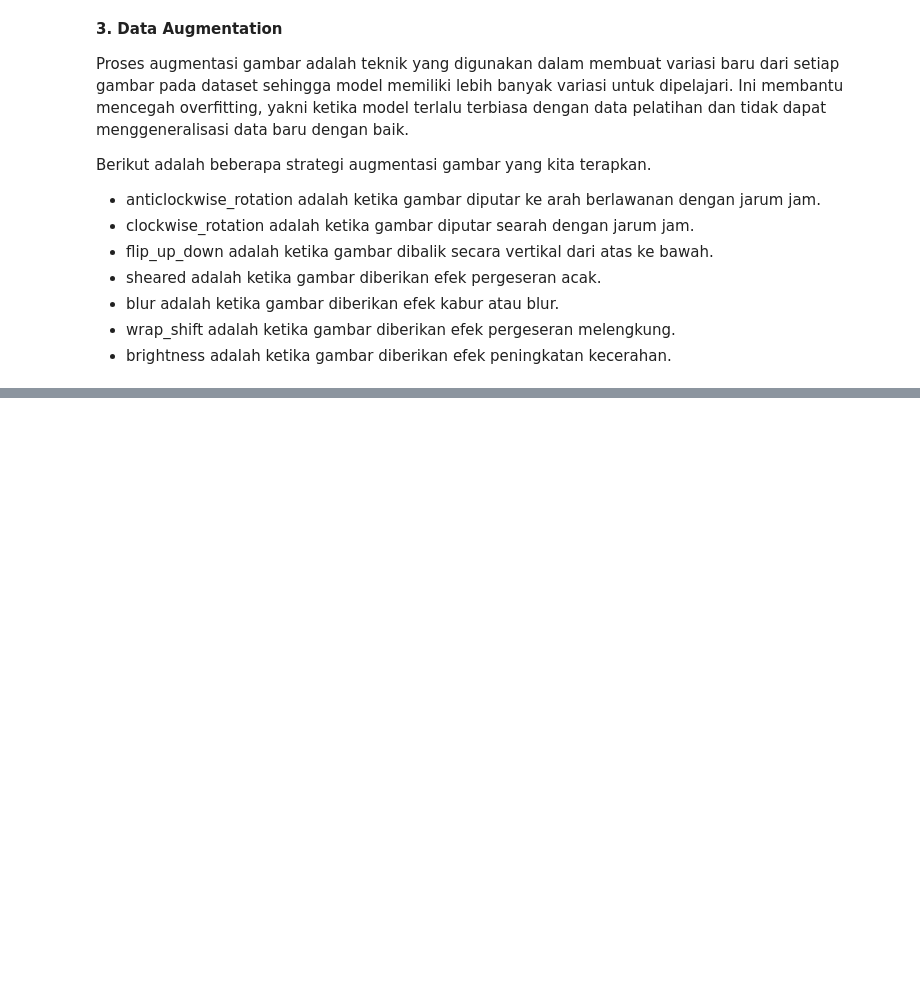
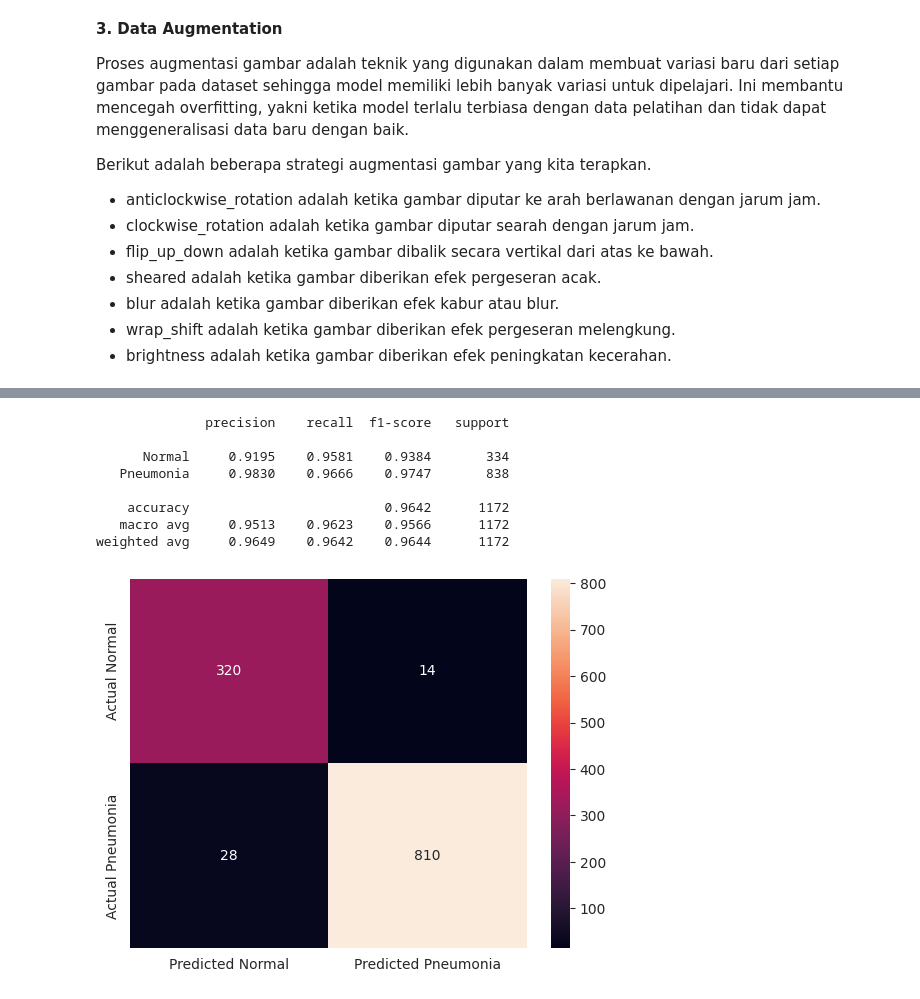
Before and after one commit to Faiq-danZ/Latihan-Klasifikasi-Gambar, a Jupyter notebook: Chest-Xray-Pneumonia-Classification.ipynb, the cells around one changed output, grey strips where cells are left out. Saved outputs shown, nothing was run; the diff lists cells and outputs as text; code cells hidden in the pictures; blank space fills up the shorter version.

```diff
--- a/Chest-Xray-Pneumonia-Classification.ipynb
+++ b/Chest-Xray-Pneumonia-Classification.ipynb
@@ -313,0 +427,14 @@ plot_data = sns.countplot(Label)
+# %%
+# Definisikan direktori training dan test
+TRAIN_DIR = "Dataset-Final/train/"
+TEST_DIR = "Dataset-Final/test/"
+
+train_normal = os.path.join(TRAIN_DIR + '/NORMAL')
+train_pneumonia = os.path.join(TRAIN_DIR + '/PNEUMONIA')
+test_normal = os.path.join(TEST_DIR + '/NORMAL')
+test_pneumonia = os.path.join(TEST_DIR + '/PNEUMONIA')
+
+print("Total number of normal images in training set: ",len(os.listdir(train_normal)))
+print("Total number of pneumonic images in training set: ",len(os.listdir(train_pneumonia)))
+print("Total number of normal images in test set: ",len(os.listdir(test_normal)))
+print("Total number of pneumonic images in test set: ",len(os.listdir(test_pneumonia)))
@@ -313,0 +608,26 @@ plot_data = sns.countplot(Label)
+# %%
+test_generator.reset()
+
+preds_1 = model_1.predict(test_generator,verbose=0)
+preds_1 = preds_1.copy()
+preds_1[preds_1 <= 0.5] = 0
+preds_1[preds_1 > 0.5] = 1
+
+# Print Confusion Matrix
+cm = pd.DataFrame(data=confusion_matrix(test_generator.classes, preds_1, labels=[0, 1]),index=["Actual Normal", "Actual Pneumonia"],
+columns=["Predicted Normal", "Predicted Pneumonia"])
+sns.heatmap(cm,annot=True,fmt="d")
+
+# Print Classification Report
+print("\n")
+print(classification_report(y_true=test_generator.classes,y_pred=preds_1,target_names =['Normal','Pneumonia'], digits=4))
+# %% [output]
+              precision    recall  f1-score   support
+
+      Normal     0.9195    0.9581    0.9384       334
+   Pneumonia     0.9830    0.9666    0.9747       838
+
+    accuracy                         0.9642      1172
+   macro avg     0.9513    0.9623    0.9566      1172
+weighted avg     0.9649    0.9642    0.9644      1172
+[figure, added]
```
Also changed, not shown: parts of 23 cells of this notebook.
